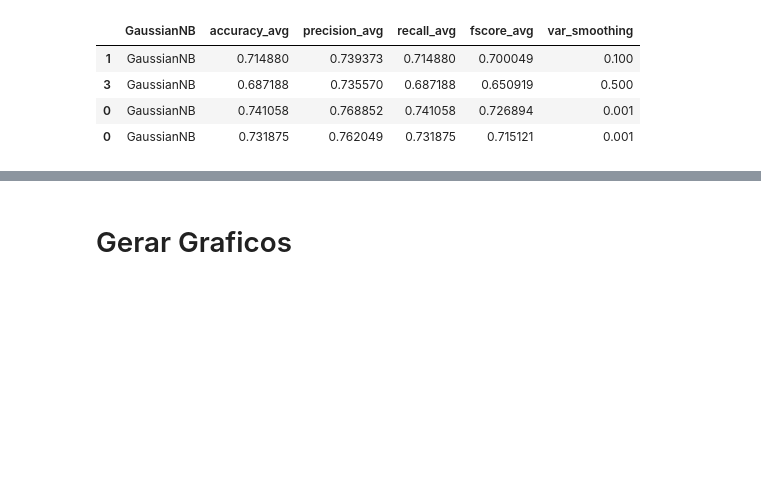
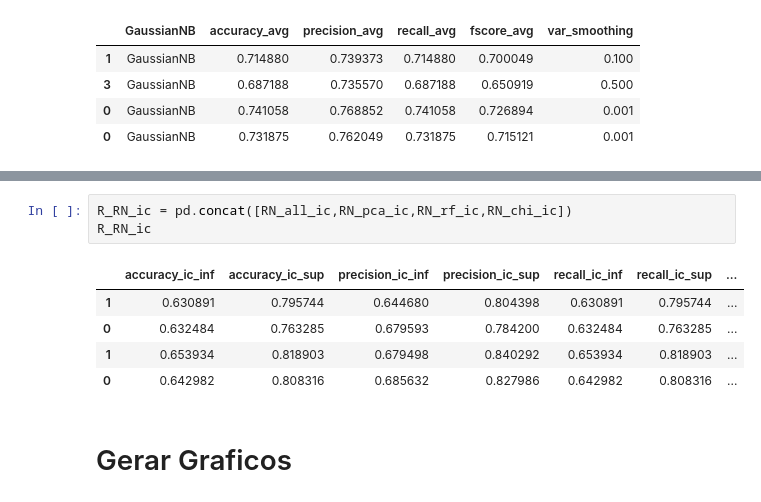
Before and after one commit to carlaprv/sin5007-reconhecimento-de-padroes, a Jupyter notebook: k_fold_cross_validation_+_Naive_Bayes+SVM+Redes_Neurais_v01.ipynb, the cells around one changed output, grey strips where cells are left out. Cells and saved outputs as stored; diff of their text form; blank space fills up the shorter version.

```diff
--- a/k_fold_cross_validation_+_Naive_Bayes+SVM+Redes_Neurais_v01.ipynb
+++ b/k_fold_cross_validation_+_Naive_Bayes+SVM+Redes_Neurais_v01.ipynb
@@ -810,3 +895,12 @@ R_SVM_ic
+# %%
+R_RN_ic = pd.concat([RN_all_ic,RN_pca_ic,RN_rf_ic,RN_chi_ic])
+R_RN_ic
+# %% [output]
+|  | accuracy_ic_inf | accuracy_ic_sup | precision_ic_inf | precision_ic_sup | recall_ic_inf | recall_ic_sup | ... |
+| 1 | 0.630891 | 0.795744 | 0.644680 | 0.804398 | 0.630891 | 0.795744 | ... |
+| 0 | 0.632484 | 0.763285 | 0.679593 | 0.784200 | 0.632484 | 0.763285 | ... |
+| 1 | 0.653934 | 0.818903 | 0.679498 | 0.840292 | 0.653934 | 0.818903 | ... |
+| 0 | 0.642982 | 0.808316 | 0.685632 | 0.827986 | 0.642982 | 0.808316 | ... |
 # %% [markdown]
 # Gerar Graficos
 # %%
```
Also changed, not shown: parts of 9 cells of this notebook.
